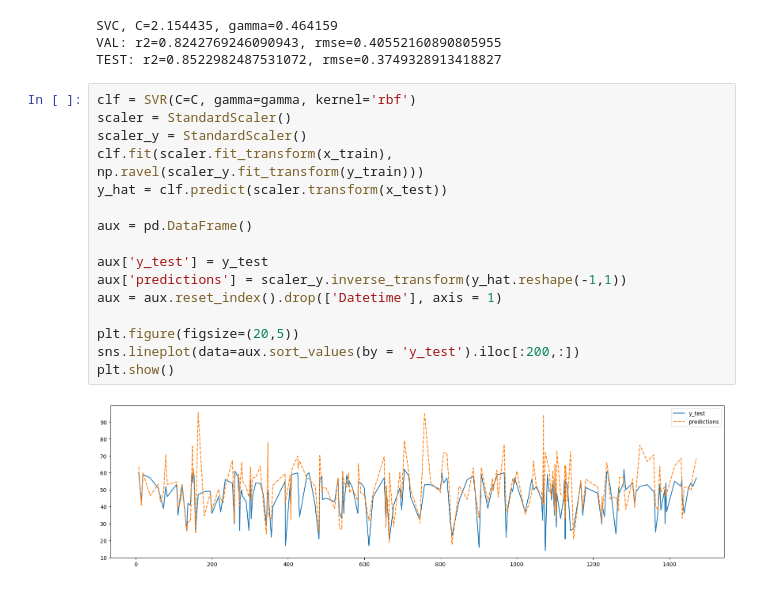
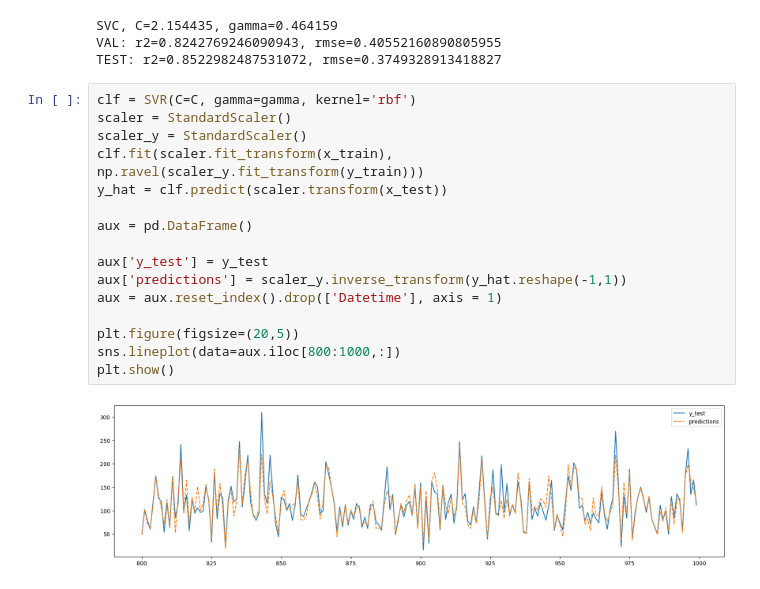
Before and after one commit to baroneleonardo/NO2-Virtual-Sensor, a Jupyter notebook: ML_RF_SVM.ipynb, the cells around one changed output. Cells and saved outputs as stored; diff of their text form.

```diff
--- a/ML_RF_SVM.ipynb
+++ b/ML_RF_SVM.ipynb
@@ -305,18 +305,18 @@ TEST: r2=0.8522982487531072, rmse=0.3749328913418827
 # %%
 clf = SVR(C=C, gamma=gamma, kernel='rbf')
 scaler = StandardScaler()
 scaler_y = StandardScaler()
 clf.fit(scaler.fit_transform(x_train), np.ravel(scaler_y.fit_transform(y_train)))
 y_hat = clf.predict(scaler.transform(x_test))
 
 aux = pd.DataFrame()
 
 aux['y_test'] = y_test
 aux['predictions'] = scaler_y.inverse_transform(y_hat.reshape(-1,1))
 aux = aux.reset_index().drop(['Datetime'], axis = 1)
 
 plt.figure(figsize=(20,5))
-sns.lineplot(data=aux.sort_values(by = 'y_test').iloc[:200,:])
+sns.lineplot(data=aux.iloc[800:1000,:])
 plt.show()
 # %% [output]
-[figure, old version]
+[figure, new version]
```
